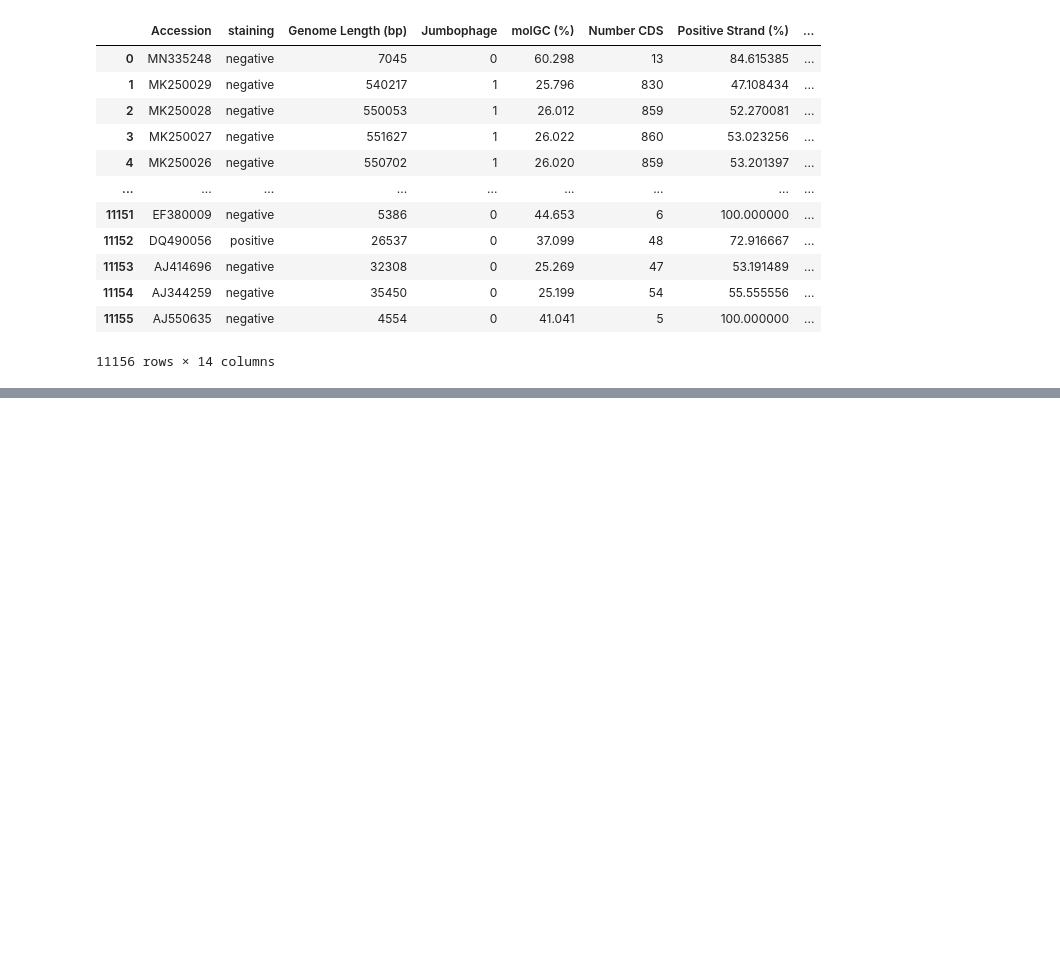
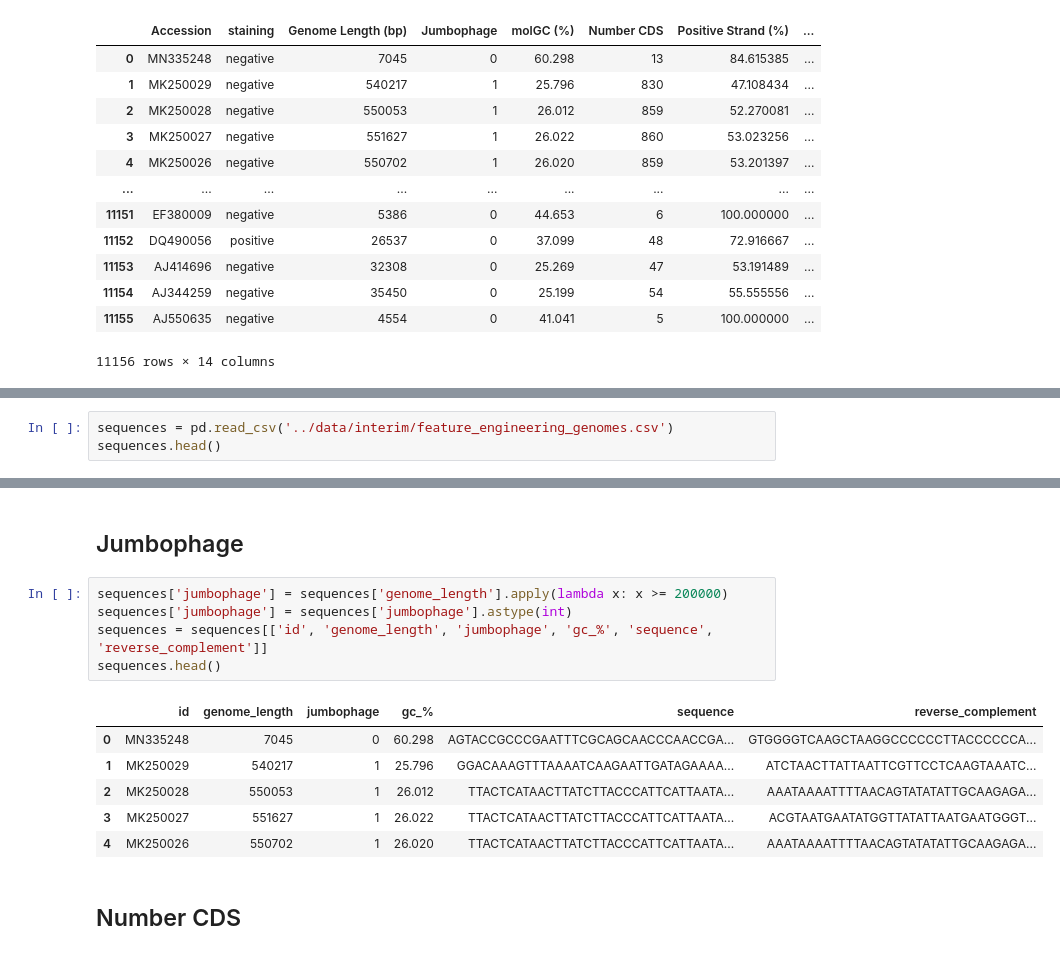
Before and after one commit to Alvaroguleon/Phage-predictor, a Jupyter notebook: notebooks/04_feature_engineering.ipynb, the cells around one changed output, grey strips where cells are left out. Drawn from its saved outputs; the diff is of its cells as text; blank space fills up the shorter version.

```diff
--- a/notebooks/04_feature_engineering.ipynb
+++ b/notebooks/04_feature_engineering.ipynb
@@ -75,0 +291,3 @@ df.to_csv("../data/processed/model_data.csv", index=False)
+# %%
+sequences = pd.read_csv('../data/interim/feature_engineering_genomes.csv')
+sequences.head()
@@ -75,0 +301,16 @@ df.to_csv("../data/processed/model_data.csv", index=False)
+# %% [markdown]
+## Jumbophage
+# %%
+sequences['jumbophage'] = sequences['genome_length'].apply(lambda x: x >= 200000)
+sequences['jumbophage'] = sequences['jumbophage'].astype(int)
+sequences = sequences[['id', 'genome_length', 'jumbophage', 'gc_%', 'sequence', 'reverse_complement']]
+sequences.head()
+# %% [output]
+|  | id | genome_length | jumbophage | gc_% | sequence | reverse_complement |
+| 0 | MN335248 | 7045 | 0 | 60.298 | AGTACCGCCCGAATTTCGCAGCAACCCAACCGA... | GTGGGGTCAAGCTAAGGCCCCCCTTACCCCCCA... |
+| 1 | MK250029 | 540217 | 1 | 25.796 | GGACAAAGTTTAAAATCAAGAATTGATAGAAAA... | ATCTAACTTATTAATTCGTTCCTCAAGTAAATC... |
+| 2 | MK250028 | 550053 | 1 | 26.012 | TTACTCATAACTTATCTTACCCATTCATTAATA... | AAATAAAATTTTAACAGTATATATTGCAAGAGA... |
+| 3 | MK250027 | 551627 | 1 | 26.022 | TTACTCATAACTTATCTTACCCATTCATTAATA... | ACGTAATGAATATGGTTATATTAATGAATGGGT... |
+| 4 | MK250026 | 550702 | 1 | 26.020 | TTACTCATAACTTATCTTACCCATTCATTAATA... | AAATAAAATTTTAACAGTATATATTGCAAGAGA... |
+# %% [markdown]
+## Number CDS
```
Also changed, not shown: parts of 23 cells of this notebook, 3 other files.
